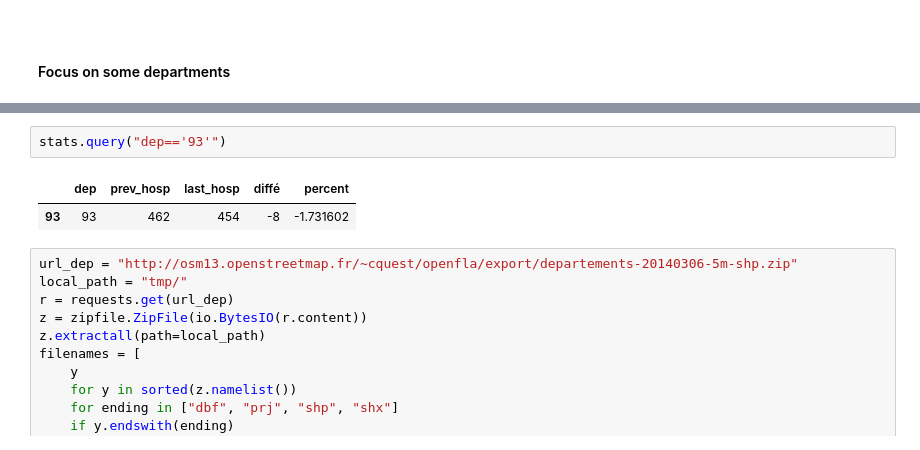
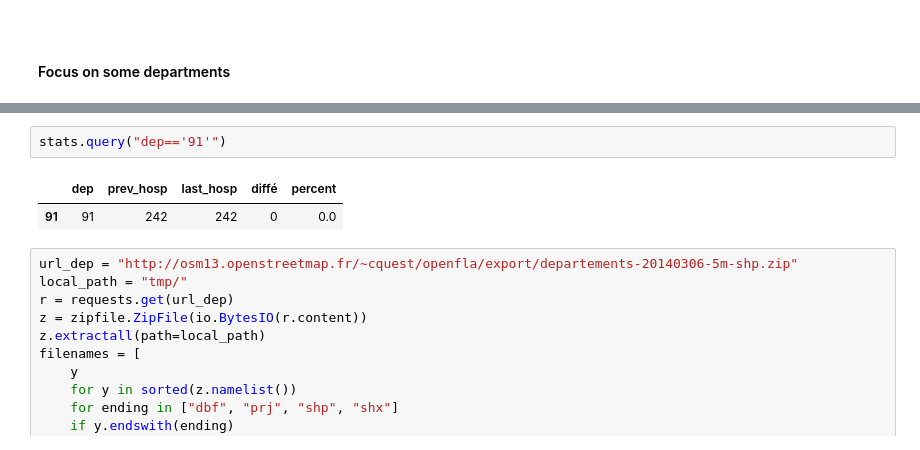
Before and after one commit to Cordier-Info/covid-france, a Jupyter notebook: demo-stats.ipynb, the cells around one changed output, grey strips where cells are left out. Cells and saved outputs as stored; diff of their text form.

```diff
--- a/demo-stats.ipynb
+++ b/demo-stats.ipynb
@@ -165,8 +166,8 @@ stats.query("dep=='71'")
 # %%
-stats.query("dep=='93'")
+stats.query("dep=='91'")
 # %% [output]
 |  | dep | prev_hosp | last_hosp | diffé | percent |
-| 93 | 93 | 462 | 454 | -8 | -1.731602 |
+| 91 | 91 | 242 | 242 | 0 | 0.0 |
 # %%
 url_dep = "http://osm13.openstreetmap.fr/~cquest/openfla/export/departements-20140306-5m-shp.zip"
 local_path = "tmp/"
```
Also changed, not shown: parts of 20 cells of this notebook.
